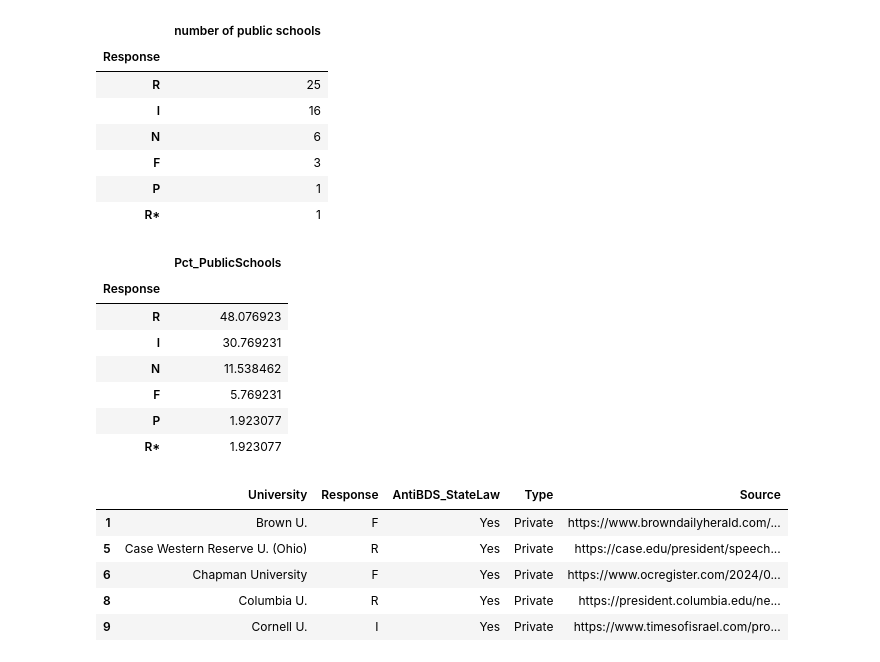
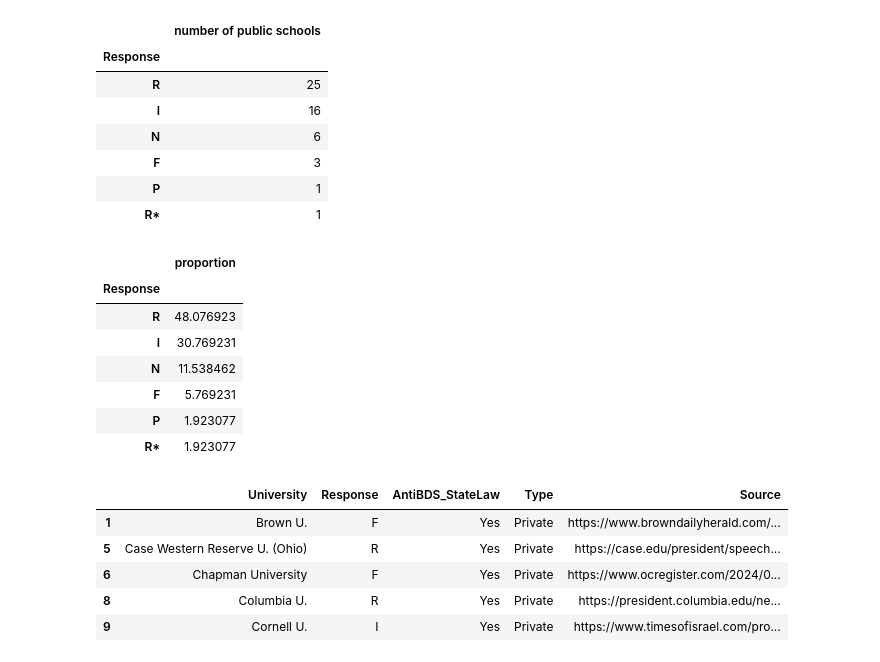
Before and after one commit to sashalcohen/UniversityDivestmentTracker, a Jupyter notebook: May20_DataAnalysis.ipynb, the cells around one changed output. Cells and saved outputs as stored; diff of their text form; code cells hidden in the pictures.

```diff
--- a/May20_DataAnalysis.ipynb
+++ b/May20_DataAnalysis.ipynb
@@ -99,9 +99,9 @@ df_divestresponsepublic
 | R* | 1 |
 # %%
 ## turn public response dataset into percentages
-(df_public.value_counts("Response", normalize= True )*100).to_frame("Pct_PublicSchools")
+(df_public.value_counts("Response", normalize= True )*100).to_frame()
 # %% [output]
-|  | Pct_PublicSchools |
+|  | proportion |
 | Response |  |
 | R | 48.076923 |
 | I | 30.769231 |
```
Also changed, not shown: parts of 12 cells of this notebook.
